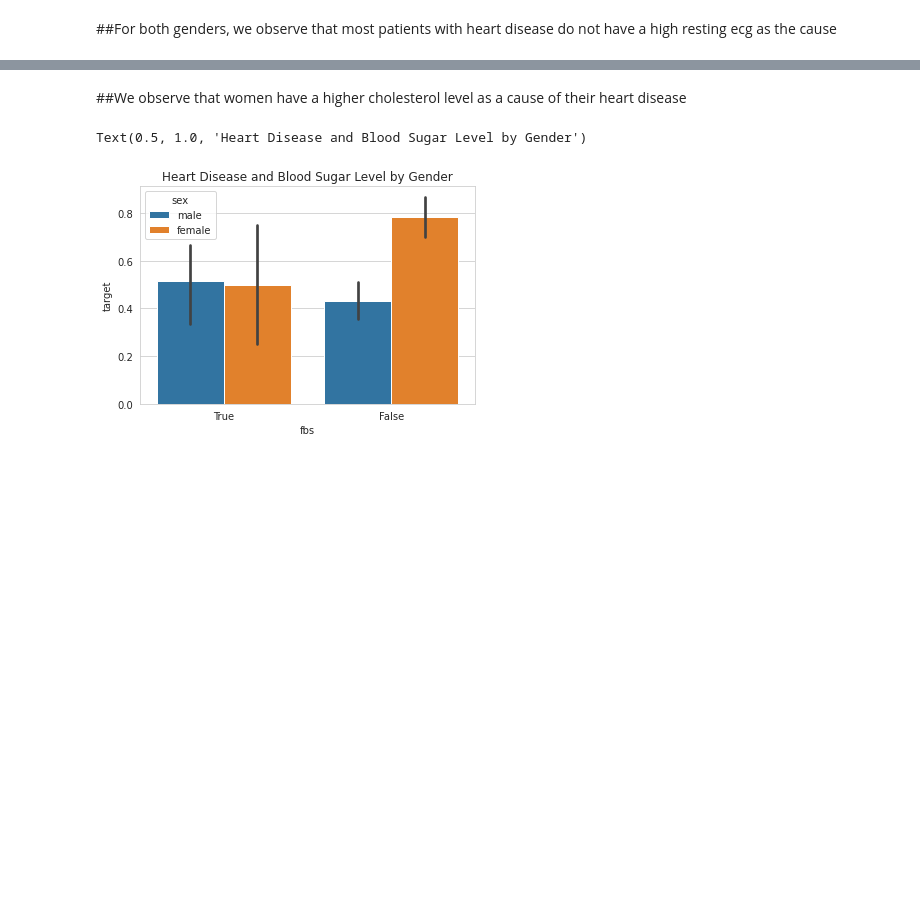
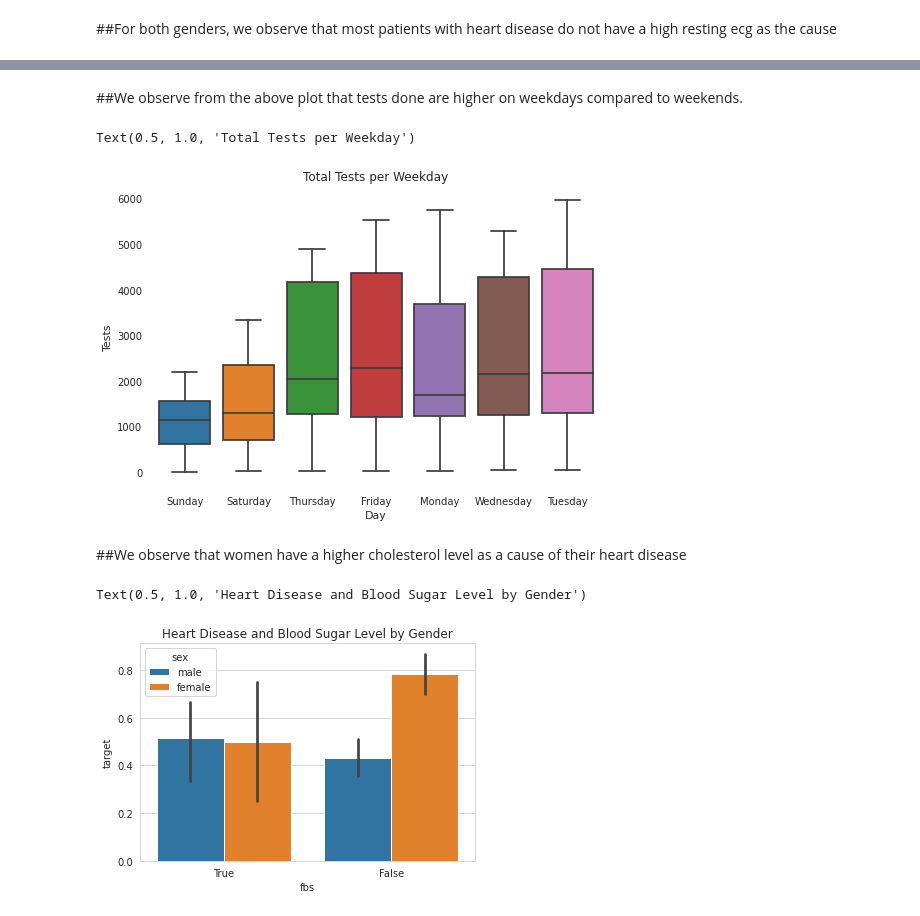
Before and after one commit to dukenel/Data_Analytics, a Jupyter notebook: COVID_19_test_Project_Duke_Nelson.ipynb, the cells around one changed output, grey strips where cells are left out. Cells and saved outputs as stored; diff of their text form; code cells hidden in the pictures; blank space fills up the shorter version.

```diff
--- a/COVID_19_test_Project_Duke_Nelson.ipynb
+++ b/COVID_19_test_Project_Duke_Nelson.ipynb
@@ -271,3 +232,11 @@ Text(0.5, 1.0, 'Heart Disease by Gender and Cholestoral Level')
+# %% [markdown]
+##We observe from the above plot that tests done are higher on weekdays compared to weekends.
+# %%
+sns.boxplot(x="Day", y="Tests",data=cvd2)
+plt.title("Total Tests per Weekday")
+# %% [output]
+Text(0.5, 1.0, 'Total Tests per Weekday')
+[figure, added]
 # %% [markdown]
 ##We observe that women have a higher cholesterol level as a cause of their heart disease
 # %%
```
Also changed, not shown: parts of 90 cells of this notebook.
